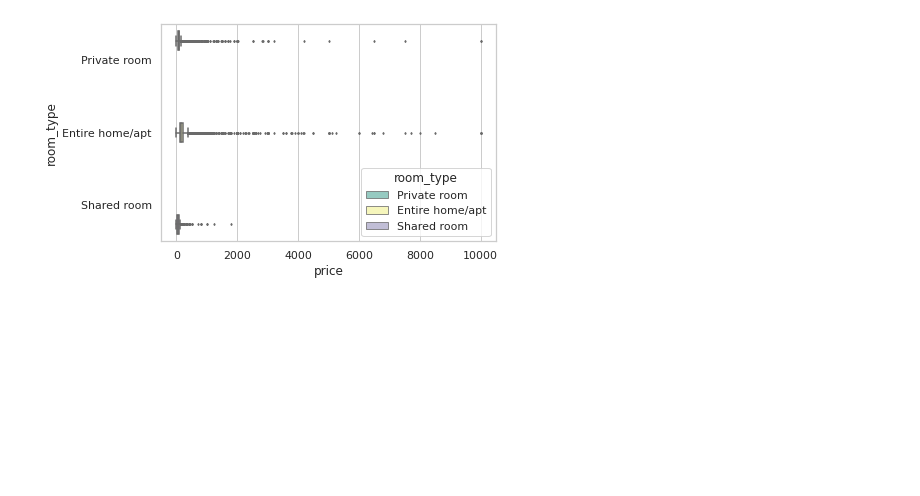
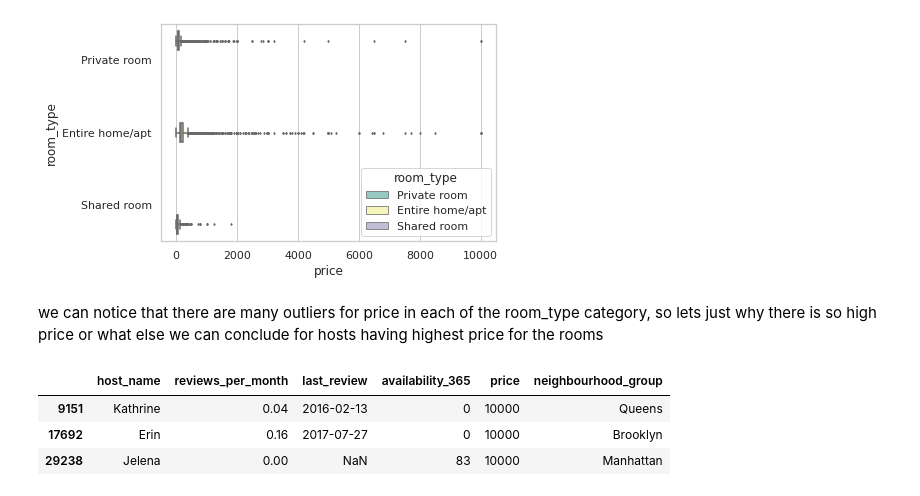
Before and after one commit to vaibhav251999/EDA-capstone-project, a Jupyter notebook: Airbnb_Bookings_Analysis_Capstone_Project.ipynb, the cells around one changed output. Saved outputs shown, nothing was run; the diff lists cells and outputs as text; code cells hidden in the pictures; blank space fills up the shorter version.

```diff
--- a/Airbnb_Bookings_Analysis_Capstone_Project.ipynb
+++ b/Airbnb_Bookings_Analysis_Capstone_Project.ipynb
@@ -304,3 +319,15 @@ sns.boxplot(y='room_type',x='price',hue='room_type',palette='Set3',linewidth=1.5
 # %% [output]
 <matplotlib.axes._subplots.AxesSubplot at 0x...>
 [figure]
+# %% [markdown]
+we can notice that there are many outliers for price  in each of the room_type  category, so lets just why there is so high price or what else we can conclude for hosts having highest price for the rooms
+# %%
+# lets check out the who is having highest price of all
+# and we will check its rating, minimum nights, availability_365  and last reviews in order judge
+
+df[df['price']==df['price'].max()][['host_name','reviews_per_month','last_review','availability_365','price','neighbourhood_group']]
+# %% [output]
+|  | host_name | reviews_per_month | last_review | availability_365 | price | neighbourhood_group |
+| 9151 | Kathrine | 0.04 | 2016-02-13 | 0 | 10000 | Queens |
+| 17692 | Erin | 0.16 | 2017-07-27 | 0 | 10000 | Brooklyn |
+| 29238 | Jelena | 0.00 | NaN | 83 | 10000 | Manhattan |
```
Also changed, not shown: parts of 11 cells of this notebook.
